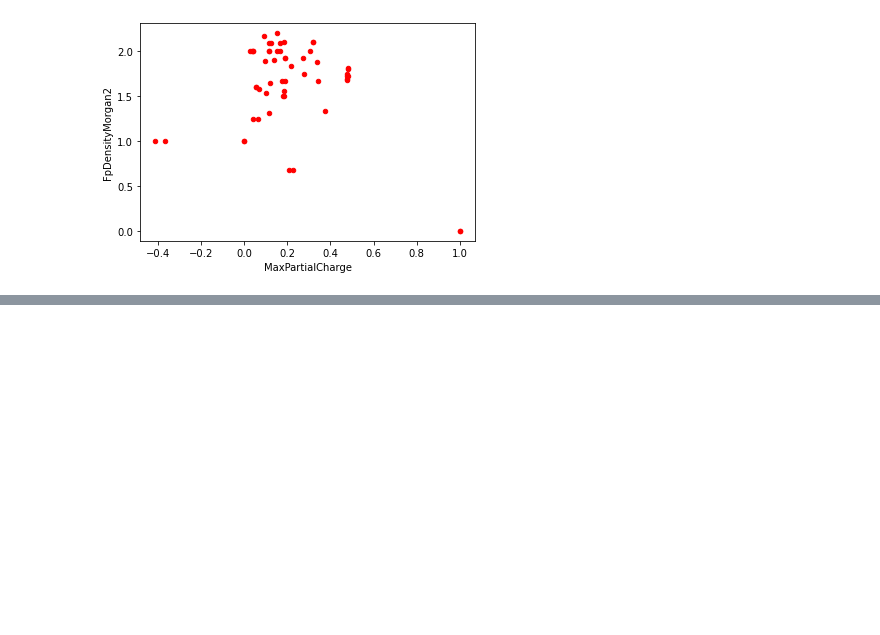
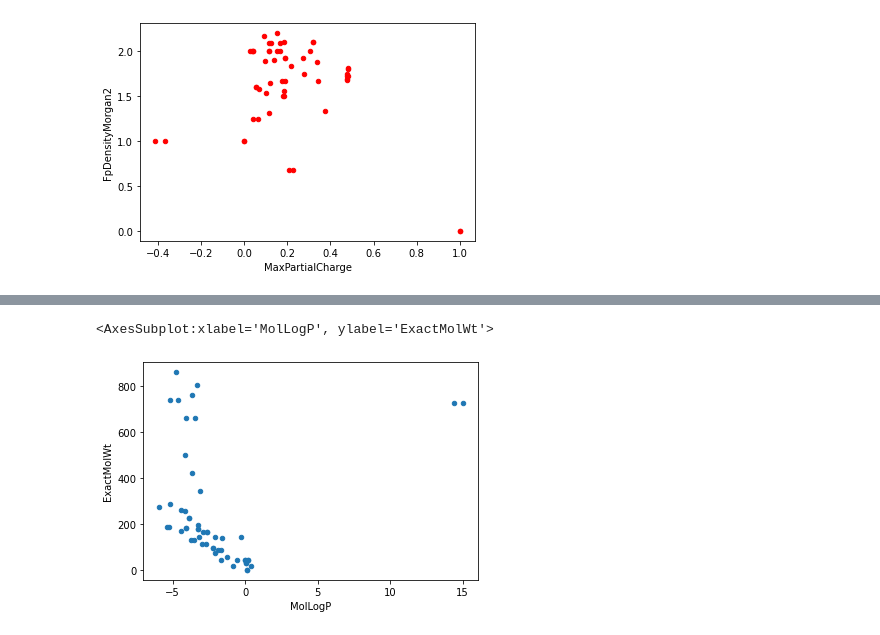
Before and after one commit to meidelien/Metabolic-network-layout-using-biochemical-coordinates, a Jupyter notebook: Notebooks/Plots.ipynb, the cells around one changed output, grey strips where cells are left out. Cells and saved outputs as stored; diff of their text form; code cells hidden in the pictures; blank space fills up the shorter version.

```diff
--- a/Notebooks/Plots.ipynb
+++ b/Notebooks/Plots.ipynb
@@ -64,0 +79,6 @@ df.plot(kind="scatter", x = "MaxPartialCharge", y  = "FpDensityMorgan3", color =
+# %%
+fig, ax = plt.subplots()
+df.plot(kind= "scatter", x="MolLogP", y = "ExactMolWt", ax=ax)
+# %% [output]
+<AxesSubplot:xlabel='MolLogP', ylabel='ExactMolWt'>
+[figure, added]
```
Also changed, not shown: parts of 26 cells of this notebook, 2 other files.
